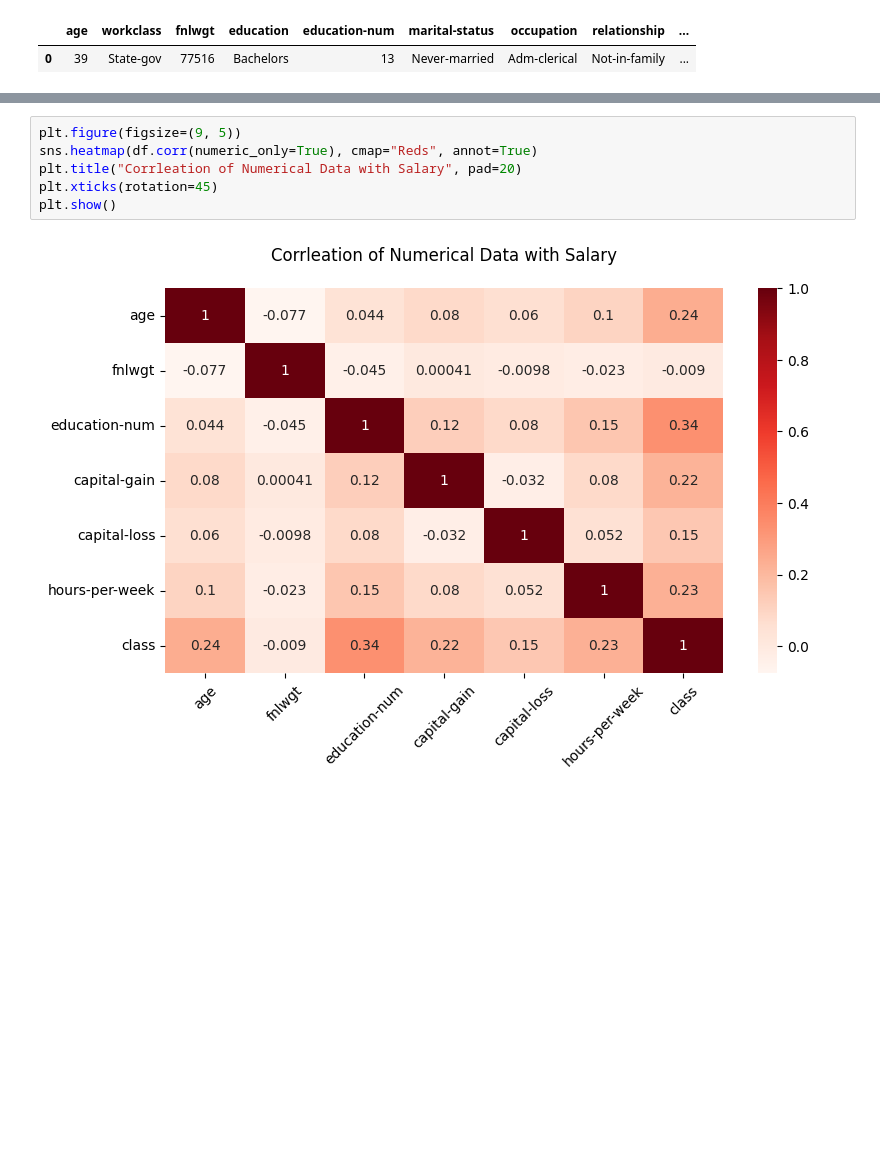
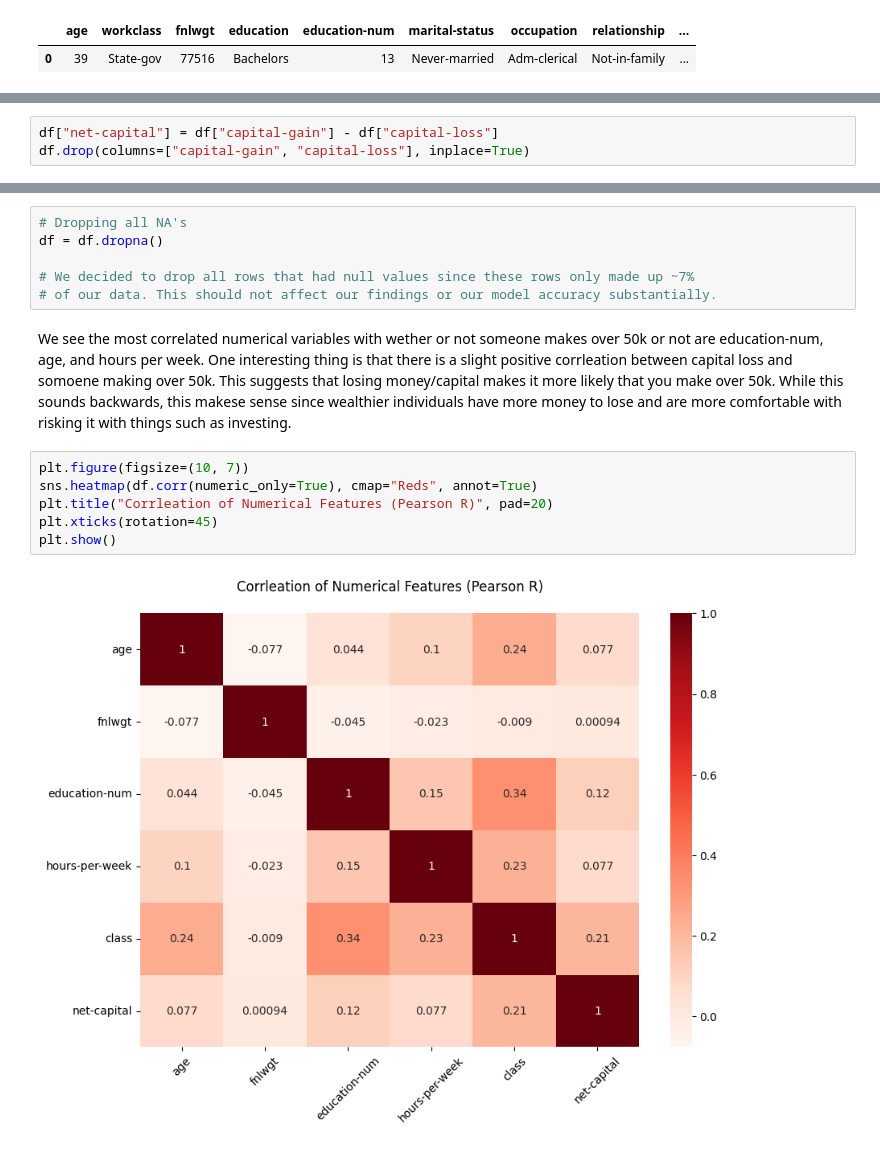
Before and after one commit to ehughe33/DTSC-2302-Project-Group-1, a Jupyter notebook: DTSC1302Project.ipynb, the cells around one changed output, grey strips where cells are left out. Drawn from its saved outputs; the diff is of its cells as text; blank space fills up the shorter version.

```diff
--- a/DTSC1302Project.ipynb
+++ b/DTSC1302Project.ipynb
@@ -202,3 +193,6 @@ df = df.dropna()
+# %%
+df["net-capital"] = df["capital-gain"] - df["capital-loss"]
+df.drop(columns=["capital-gain", "capital-loss"], inplace=True)
 # %%
 sns.pairplot(df)
 # %% [output]
@@ -207,11 +201,19 @@ sns.pairplot(df)
+# %%
+# Dropping all NA's
+df = df.dropna()
+
+# We decided to drop all rows that had null values since these rows only made up ~7%
+# of our data. This should not affect our findings or our model accuracy substantially.
+# %% [markdown]
+We see the most correlated numerical variables with wether or not someone makes over 50k or not are education-num, age, and hours per week. One interesting thing is that there is a slight positive corrleation between capital loss and somoene making over 50k. This suggests that losing money/capital makes it more likely that you make over 50k. While this sounds backwards, this makese sense since wealthier individuals have more money to lose and are more comfortable with risking it with things such as investing.
 # %%
-plt.figure(figsize=(9, 5))
+plt.figure(figsize=(10, 7))
 sns.heatmap(df.corr(numeric_only=True), cmap="Reds", annot=True)
-plt.title("Corrleation of Numerical Data with Salary", pad=20)
+plt.title("Corrleation of Numerical Features (Pearson R)", pad=20)
 plt.xticks(rotation=45)
 plt.show()
 # %% [output]
-[figure, old version]
+[figure, new version]
 # %%
 from scipy.stats import chi2_contingency
 
```
Also changed, not shown: parts of 38 cells of this notebook.
